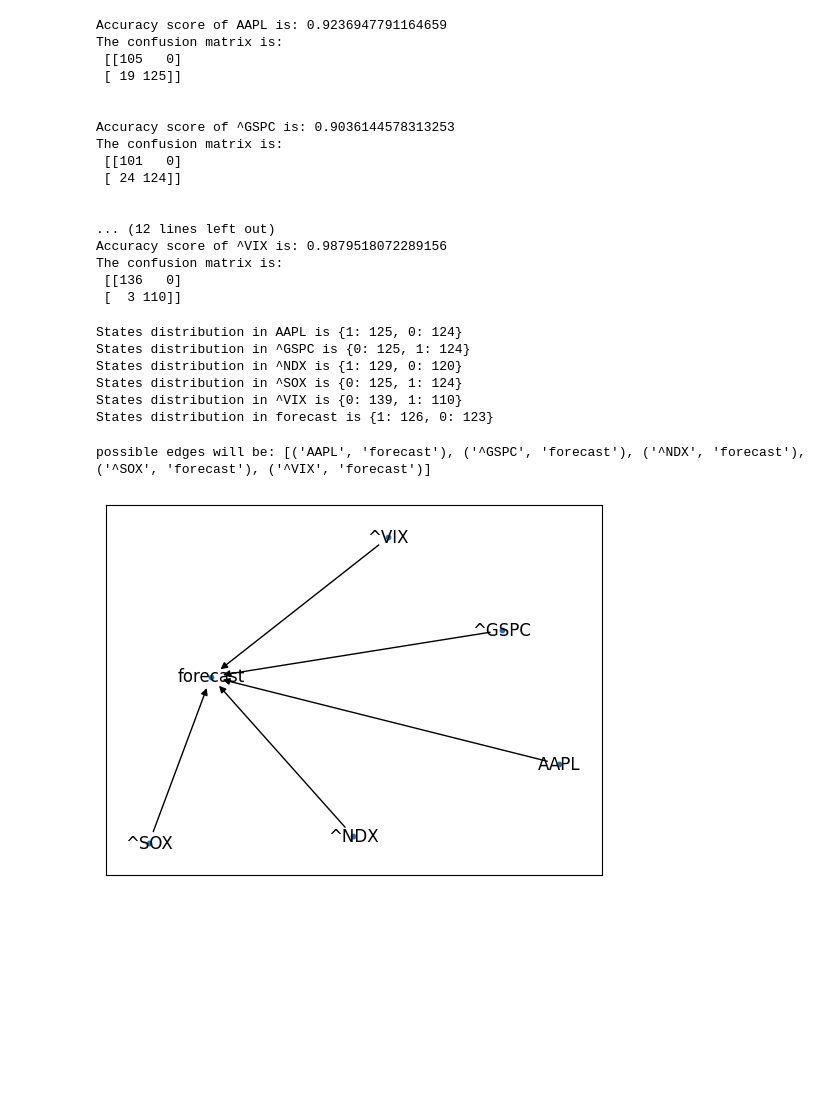
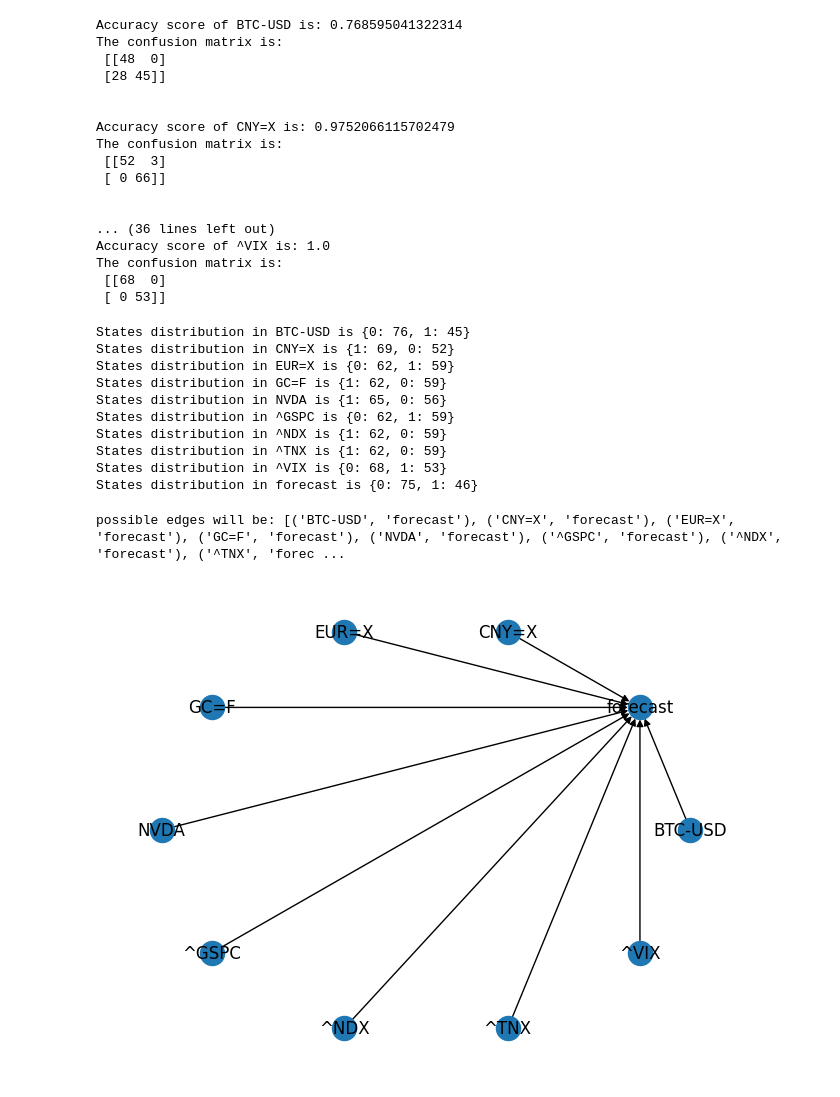
Before and after one commit to speQtrum/MScFE690-6352-Capstone, a Jupyter notebook: proj_file5.ipynb, the cells around one changed output. Saved outputs shown, nothing was run; the diff lists cells and outputs as text; code cells hidden in the pictures; blank space fills up the shorter version.

```diff
--- a/proj_file5.ipynb
+++ b/proj_file5.ipynb
@@ -80,7 +80,7 @@ def custom_mcry(circuit,angle,control_qubits,target,control_state):
 	return circuit
 # %%
 start_date = '2019-01-01'
-end_date =   '2019-12-31'
+end_date =   '2019-06-30'
 # %%
 # ^SOX > PHLX semiconductor data
 # CNY=X > Yuan to USD forex rate
@@ -88,10 +88,11 @@ end_date =   '2019-12-31'
 # ^TNX > CBOE Interest Rate 10 Year T No
 
 target = 'BTC-USD'
-tickers = [target,"^VIX","^NDX","^GSPC","^SOX"] #,"CNY=X","EUR=X","^TNX"]
+tickers = [target,"^VIX","^NDX","GC=F","NVDA","^GSPC","CNY=X","EUR=X","^TNX"]
 
 ###### Stock Data Collection #######
 ###### The trading algoorithm will be designed for this Assets #############
 data0 = yf.download(tickers, start=start_date, end=end_date)['Adj Close']
+data0.dropna(inplace=True)
 data0.head()
 # %% [output]
@@ -391,62 +482,68 @@ for col in data.columns:
     print('\n\nAccuracy score of',col, 'is:',score)
     print("The confusion matrix is:\n",confusion_matrix(reference,c_data[col]))
 # %% [output]
-Accuracy score of AAPL is: 0.9236947791164659
+Accuracy score of BTC-USD is: 0.768595041322314
 The confusion matrix is:
- [[105   0]
- [ 19 125]]
+ [[48  0]
+ [28 45]]
 
 
-Accuracy score of ^GSPC is: 0.9036144578313253
+Accuracy score of CNY=X is: 0.9752066115702479
 The confusion matrix is:
- [[101   0]
- [ 24 124]]
+ [[52  3]
+ [ 0 66]]
 
 
-... (12 lines left out)
-Accuracy score of ^VIX is: 0.9879518072289156
+... (36 lines left out)
+Accuracy score of ^VIX is: 1.0
 The confusion matrix is:
- [[136   0]
- [  3 110]]
+ [[68  0]
+ [ 0 53]]
 # %%
 ####### state distribution of each data columns
 
 for col in c_data.columns:
     print("States distribution in {} is {}".format(col,c_data[col].value_counts().to_dict()))
 # %% [output]
-States distribution in AAPL is {1: 125, 0: 124}
-States distribution in ^GSPC is {0: 125, 1: 124}
-States distribution in ^NDX is {1: 129, 0: 120}
-States distribution in ^SOX is {0: 125, 1: 124}
-States distribution in ^VIX is {0: 139, 1: 110}
-States distribution in forecast is {1: 126, 0: 123}
+States distribution in BTC-USD is {0: 76, 1: 45}
+States distribution in CNY=X is {1: 69, 0: 52}
+States distribution in EUR=X is {0: 62, 1: 59}
+States distribution in GC=F is {1: 62, 0: 59}
+States distribution in NVDA is {1: 65, 0: 56}
+States distribution in ^GSPC is {0: 62, 1: 59}
+States distribution in ^NDX is {1: 62, 0: 59}
+States distribution in ^TNX is {1: 62, 0: 59}
+States distribution in ^VIX is {0: 68, 1: 53}
+States distribution in forecast is {0: 75, 1: 46}
 # %%
 ########## Constructing sample knowledge graph of Belief Network #####
 
 my_edges = []
 for col in c_data.columns:
     if col == 'forecast':
         pass
     else:
         my_edges.append((col,'forecast'))
+
 
 ### Sample prior knowledge graph
 print("possible edges will be:",my_edges)
 
 ##### Contructing Prior Graph Image using NetworkX ####
 G=nx.DiGraph()
 G.add_edges_from(my_edges)
 label_dict = {}
 for node in G.nodes():
     label_dict[node] = node
 pos = nx.spring_layout(G);
-nx.draw_networkx_nodes(G, pos, node_size = 10)
-nx.draw_networkx_edges(G, pos, arrows=True)
-nx.draw_networkx_labels(G,pos,labels=label_dict,)
+# nx.draw_networkx_nodes(G, pos, node_size = 10)
+# nx.draw_networkx_edges(G, pos, arrows=True)
+# nx.draw_networkx_labels(G,pos,labels=label_dict,)
+nx.draw_circular(G,labels=label_dict,)
 plt.show()
 # %% [output]
-possible edges will be: [('AAPL', 'forecast'), ('^GSPC', 'forecast'), ('^NDX', 'forecast'), ('^SOX', 'forecast'), ('^VIX', 'forecast')]
+possible edges will be: [('BTC-USD', 'forecast'), ('CNY=X', 'forecast'), ('EUR=X', 'forecast'), ('GC=F', 'forecast'), ('NVDA', 'forecast'), ('^GSPC', 'forecast'), ('^NDX', 'forecast'), ('^TNX', 'forec ...
-[figure, old version]
+[figure, new version]
 # %%
 ############ Appliying hillclimb search to best Bayesian network ###########
 ################## If some prior structure is known ########################
```
Also changed, not shown: parts of 28 cells of this notebook.
